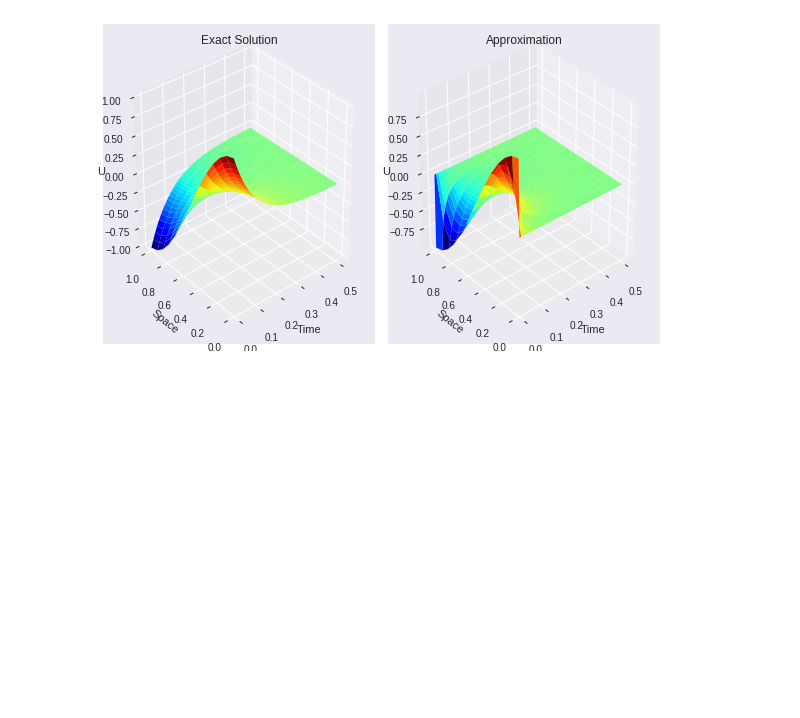
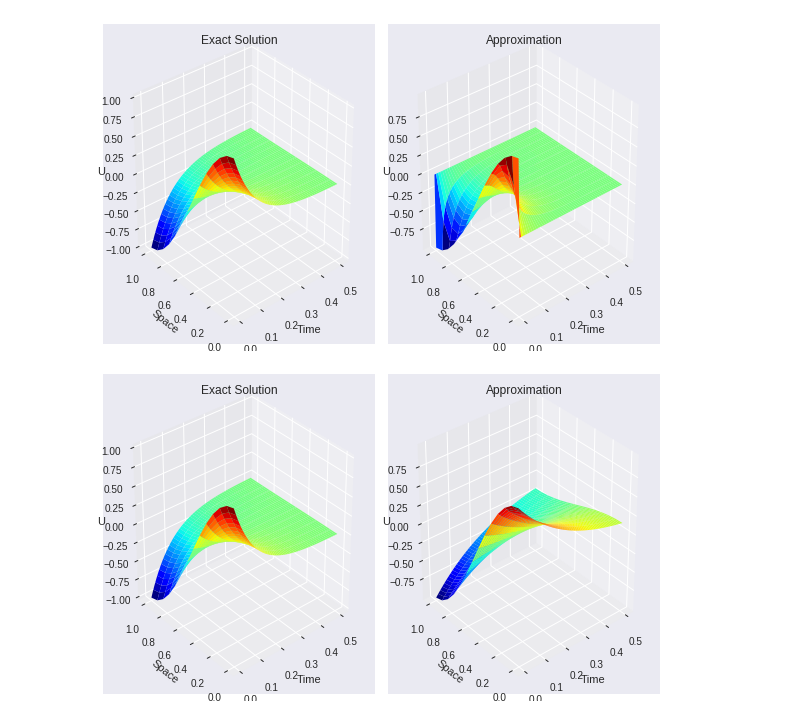
Before and after one commit to mirianfsilva/heat-diffusion-equation, a Jupyter notebook: FiniteDiff_test.ipynb, the cells around one changed output. Saved outputs shown, nothing was run; the diff lists cells and outputs as text; code cells hidden in the pictures; blank space fills up the shorter version.

Commit message:
Forward, Backward and CrankNicolson method OK

```diff
--- a/FiniteDiff_test.ipynb
+++ b/FiniteDiff_test.ipynb
@@ -126,15 +126,13 @@ def ForwardEuler(M, lambd, T = 0.5, L = 1, k = 1):
     N = (M**2) #GRID POINTS on time interval
 
     # ---- Length of the wire in x direction ----
-    x0 = 0
-    xL = L
+    x0, xL = 0, L
 
     # ----- Spatial discretization step -----
     dx = (xL - x0)/(M-1)
 
     # ---- Final time ----
-    t0 = 0
-    tF = T
+    t0,tF = 0, T
 
     # ----- Time step -----
     dt = (tF - t0)/(N-1)
@@ -177,3 +175,83 @@ Uexact, x, t = ExactSolution(M = 14)
 surfaceplot(U, Uexact, tspan, xspan, M = 14)
 # %% [output]
 [figure]
+# %%
+'''
+Backward method to solve 1D reaction-diffusion equation:
+        u_t = k * u_xx
+
+with Neumann boundary conditions
+at x=0: u_x(0,t) = 0 = sin(2*np.pi)
+at x=L: u_x(L,t) = 0 = sin(2*np.pi)
+
+with L = 1 and initial conditions:
+u(x,0) = (1.0/2.0)+ np.cos(2.0*np.pi*x) - (1.0/2.0)*np.cos(3*np.pi*x)
+
+u_x(x,t) = (-4.0*(np.pi**2))np.exp(-4.0*(np.pi**2)*t)*np.cos(2.0*np.pi*x) +
+            (9.0/2.0)*(np.pi**2)*np.exp(-9.0*(np.pi**2)*t)*np.cos(3*np.pi*x))
+'''
+def BackwardEuler(M, lambd, T = 0.5, L = 1, k = 1):
+    #Parameters needed to solve the equation within the explicit method
+    # M = GRID POINTS on space interval
+    N = (M**2) #GRID POINTS on time interval
+
+    # ---- Length of the wire in x direction ----
+    x0, xL = 0, L
+
+    # ----- Spatial discretization step -----
+    dx = (xL - x0)/(M-1)
+
+    # ---- Final time ----
+    t0, tF = 0, T
+
+    # ----- Time step -----
+    dt = (tF - t0)/(N-1)
+
+    # k = 1.0 Diffusion coefficient
+    #lambd = dt*k/dx**2
+    a = 1 + 2*lambd
+
+    xspan = np.linspace(x0, xL, M)
+    tspan = np.linspace(t0, tF, N)
+
+    main_diag = (1 + 2*lambd)*np.ones((1,M))
+    off_diag = -lambd*np.ones((1, M-1))
+    a = main_diag.shape[1]
+    diagonals = [main_diag, off_diag, off_diag]
+
+    #Sparse Matrix diagonals
+    A = sparse.diags(diagonals, [0,-1,1], shape=(a,a)).toarray()
+    A[0,1] = -2*lambd
+    A[M-1,M-2] = -2*lambd
+
+    # --- Initializes matrix U -----
+    U = np.zeros((M, N))
+
+    # --- Initial condition -----
+    U[:,0] = np.cos(np.pi*xspan)
+
+    # ---- Neumann boundary conditions -----
+    f = np.arange(1, N+1) #LeftBC
+    #(-3*U[i,j] + 4*U[i-1,j] - U[i-2,j])/2*dx = 0
+    f = U[0,:] = (4*U[1,:] - U[2,:])/3
+
+    g = np.arange(1, N+1) #RightBC
+    #(-3*U[N,j] + 4*U[N-1,j] - U[N-2,j])/2*dx = 0
+    g = U[-1,:] = (4*U[-2,:] - U[-3,:])/3
+
+
+    for i in range(1, N):
+        c = np.zeros((M-2,1)).ravel()
+        b1 = np.asarray([2*lambd*dx*f[i], 2*lambd*dx*g[i]])
+        b1 = np.insert(b1, 1, c)
+        b2 = np.array(U[0:M, i-1])
+        b = b1 + b2  # Right hand side
+        U[0:M, i] = np.linalg.solve(A,b)  # Solve x=A\b
+
+    return (U, tspan, xspan)
+
+U, tspan, xspan = BackwardEuler(M = 14, lambd = 1.0/6.0)
+Uexact, x, t = ExactSolution(M = 14)
+surfaceplot(U, Uexact, tspan, xspan, M = 14)
+# %% [output]
+[figure, added]
```
Also changed, not shown: parts of 1 cell of this notebook.
